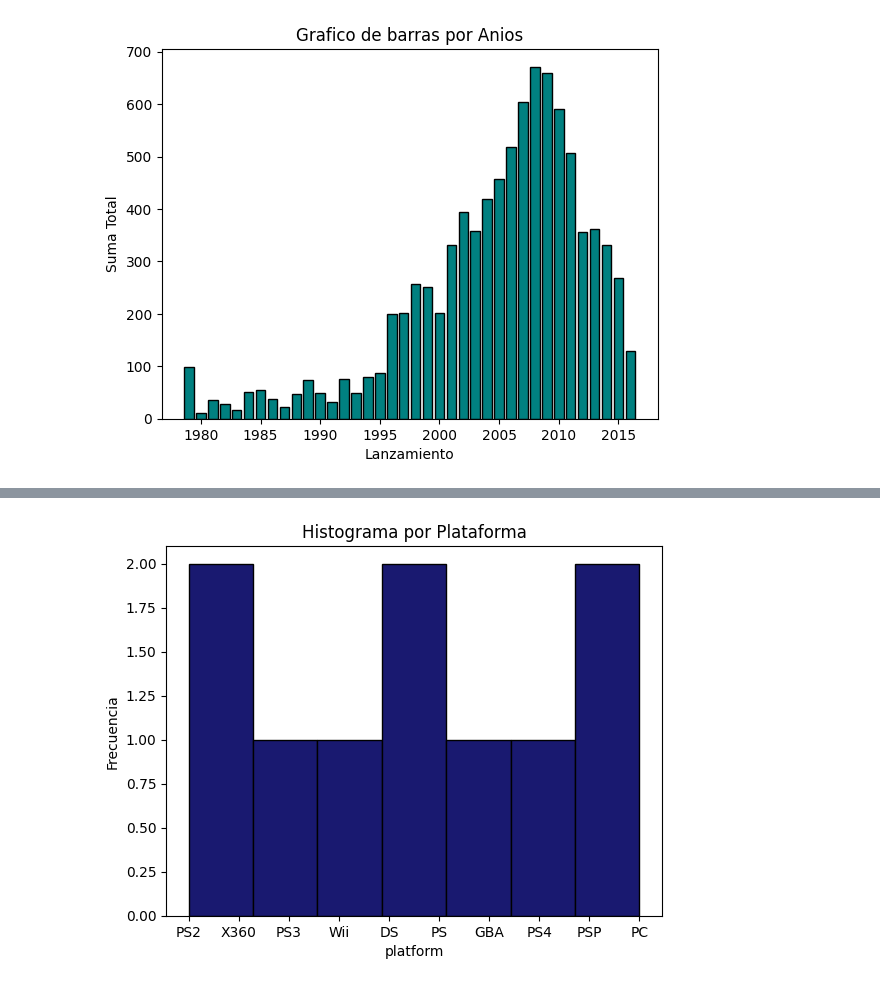
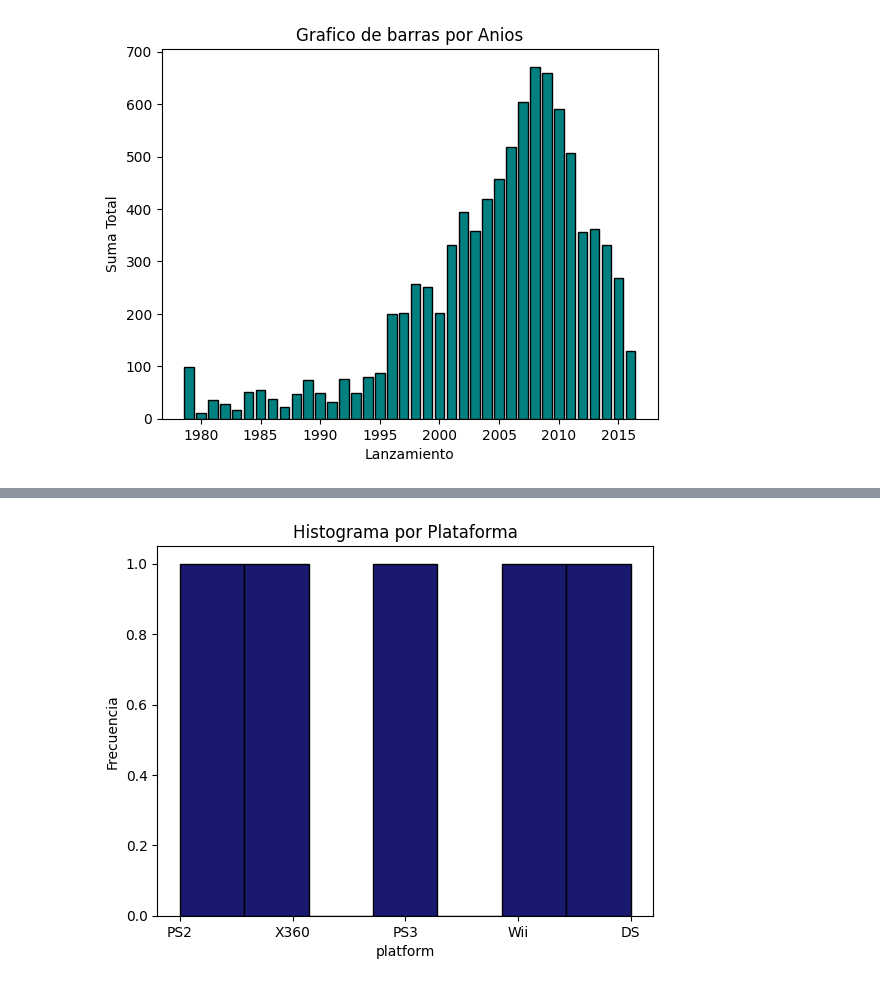
Before and after one commit to DanielaHdzS/Proyecto6, a Jupyter notebook: proyecto6.ipynb, the cells around one changed output, grey strips where cells are left out. Cells and saved outputs as stored; diff of their text form; code cells hidden in the pictures.

```diff
--- a/proyecto6.ipynb
+++ b/proyecto6.ipynb
@@ -73,4 +73,6 @@ array(['8', nan, '8.3', '8.5', '6.6', '8.4', '8.6', '7.7', '6.3', '7.4',
        '2.3', '0.5', '1.3', '0.2', '0.6', '1.4', '0.9', '1', '9.7'],
       dtype=object)
 # %%
-games['user_score'] = games['user_score'].replace('tbd',11)
+games['user_score'] = games['user_score'].replace('tbd',11.0)
+
+print(games['user_score'].unique())
@@ -86,6 +101,8 @@ games['year_of_release'] = games['year_of_release'].astype(int)
 games['genre'] = games['genre'].astype(str)
 games['user_score'] = games['user_score'].astype(float)
 games['rating'] = games['rating'].astype(str)
+# %%
+games['user_score']  = games['user_score']*10
 # %%
 games['sum_total'] = games['na_sales'] + games['eu_sales'] + games['jp_sales'] + games['other_sales']
 print(games.head())
@@ -203,9 +196,9 @@ print(games_platform.head(10))
 # %%
-games_platform_10 = games_platform.head(10)
-plt.hist(games_platform_10['platform'], bins=7, color='midnightblue', edgecolor='black')
+games_platform_5 = games_platform.head(5)
+plt.hist(games_platform_5['platform'], bins=7, color='midnightblue', edgecolor='black')
 plt.xlabel('platform')
 plt.ylabel('Frecuencia')
 plt.title('Histograma por Plataforma')
 plt.show()
 # %% [output]
-[figure, old version]
+[figure, new version]
```
Also changed, not shown: parts of 29 cells of this notebook, 1 other file.
